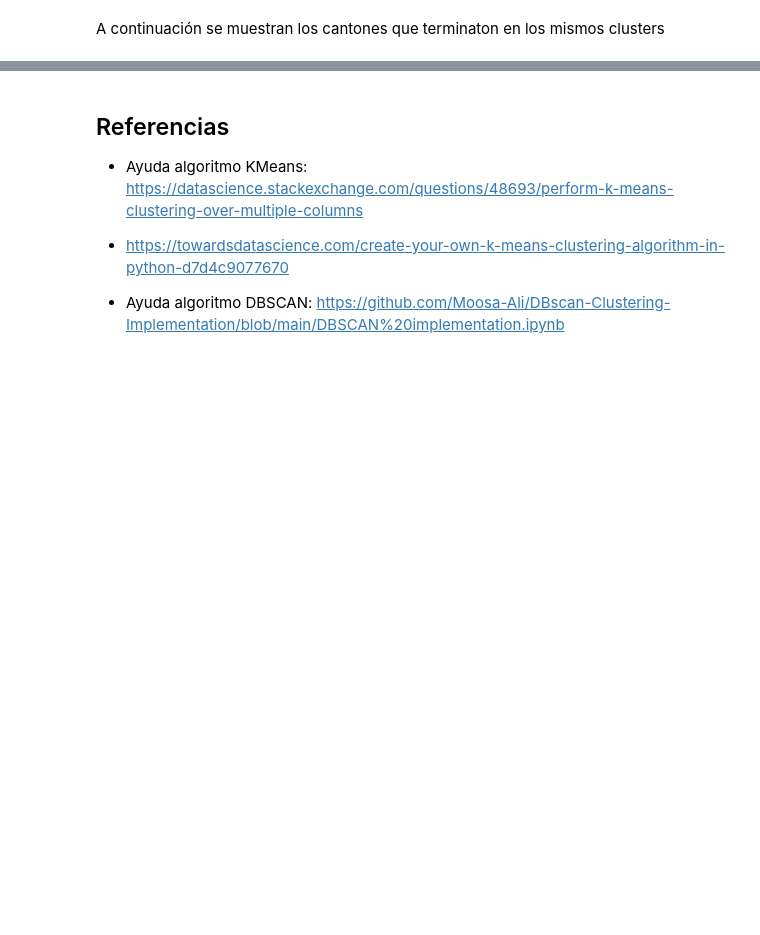
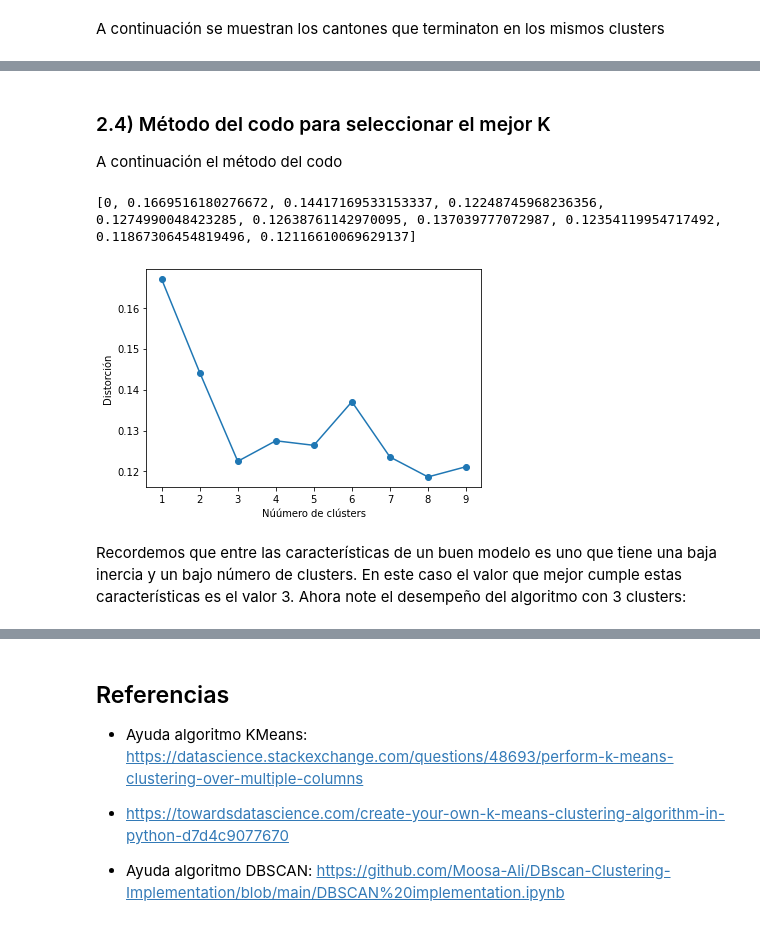
Before and after one commit to juanignava/AI.Project4, a Jupyter notebook: TP04.ipynb, the cells around one changed output, grey strips where cells are left out. Saved outputs shown, nothing was run; the diff lists cells and outputs as text; code cells hidden in the pictures; blank space fills up the shorter version.

```diff
--- a/TP04.ipynb
+++ b/TP04.ipynb
@@ -464,0 +467,26 @@ abangares , acosta , alvarado , atenas , bagaces , dota , flores , guatuso , hoj
+# %% [markdown]
+### 2.4) Método del codo para seleccionar el mejor K
+
+A continuación el método del codo
+# %%
+# Se calula el mejor k con el Algoritmo del Codo.
+# calculamos la distorcion para diferentes k
+
+# Se calcula el error cuadrado con k diferentes (distorción)
+distortions = []
+for i in range(1, 11):
+    km = KMeans(n_clusters=i)
+    km.fit(df_prueba1.to_numpy())
+    distortions.append(km.inertia)
+
+print(distortions)
+# plot
+plt.plot(range(1, 10), distortions[1:], marker='o')
+plt.xlabel('Núúmero de clústers')
+plt.ylabel('Distorción')
+plt.show()
+# %% [output]
+[0, 0.1669516180276672, 0.14417169533153337, 0.12248745968236356, 0.1274990048423285, 0.12638761142970095, 0.137039777072987, 0.12354119954717492, 0.11867306454819496, 0.12116610069629137]
+[figure, added]
+# %% [markdown]
+Recordemos que entre las características de un buen modelo es uno que tiene una baja inercia y un bajo número de clusters. En este caso el valor que mejor cumple estas características es el valor 3. Ahora note el desempeño del algoritmo con 3 clusters:
```
Also changed, not shown: parts of 11 cells of this notebook, 1 other file.
